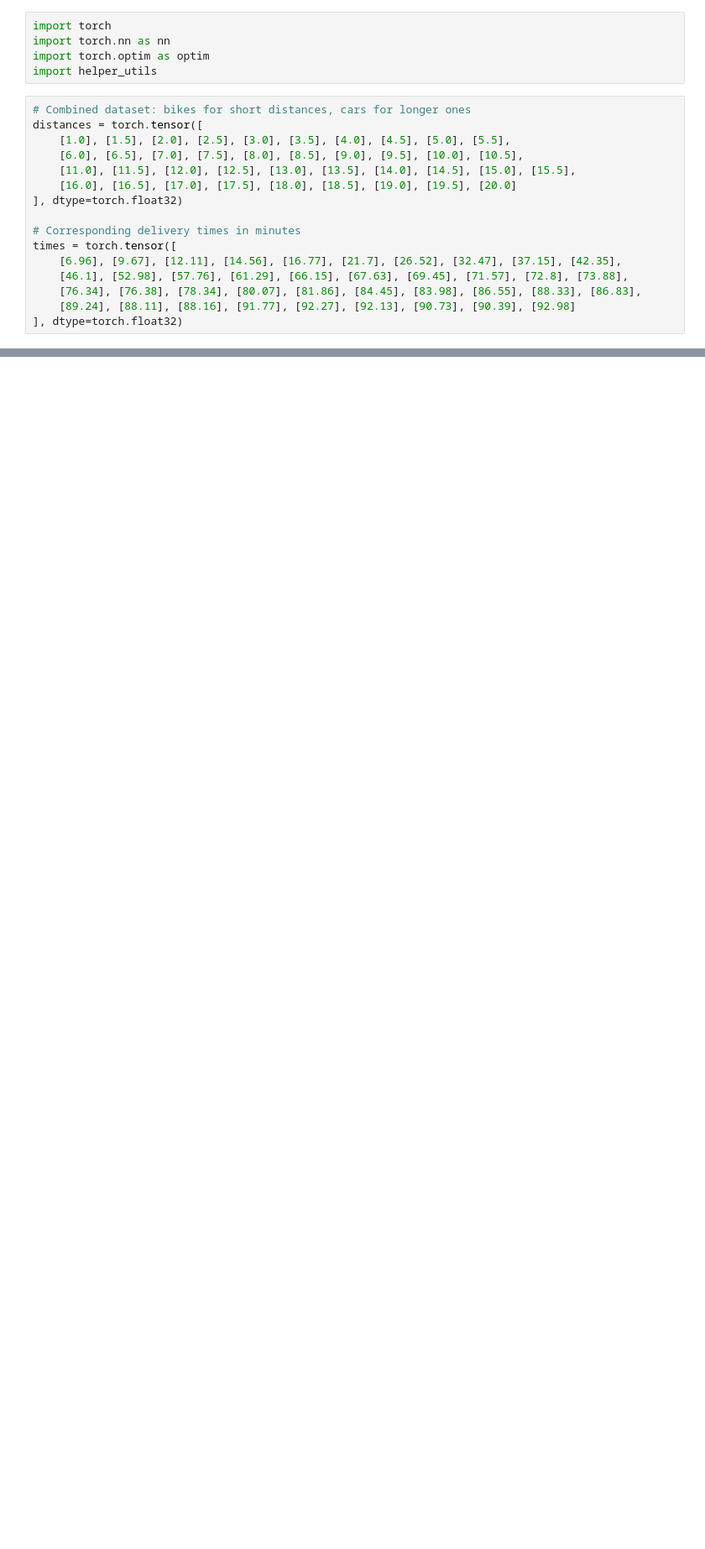
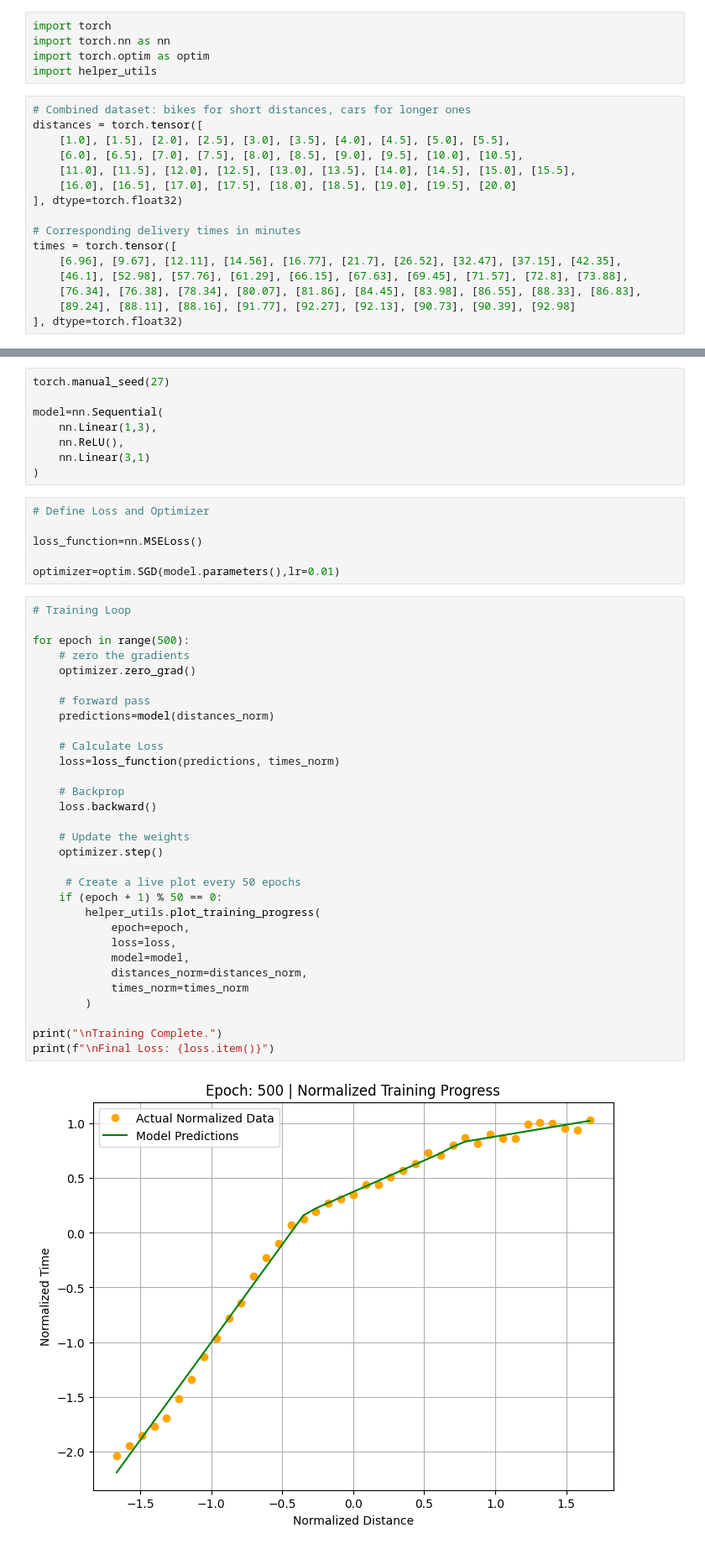
Before and after one commit to aloysathekge/machine_learning, a Jupyter notebook: pytorch/c1_m1_lab2_activations.ipynb, the cells around one changed output, grey strips where cells are left out. Shown at 84% size. Saved outputs shown, nothing was run; the diff lists cells and outputs as text; blank space fills up the shorter version.

```diff
--- a/pytorch/c1_m1_lab2_activations.ipynb
+++ b/pytorch/c1_m1_lab2_activations.ipynb
@@ -25,0 +44,47 @@ AttributeError: module 'helper_utils' has no attribute 'plot_data'
+# %%
+torch.manual_seed(27)
+
+model=nn.Sequential(
+    nn.Linear(1,3),
+    nn.ReLU(),
+    nn.Linear(3,1)
+)
+# %%
+# Define Loss and Optimizer
+
+loss_function=nn.MSELoss()
+
+optimizer=optim.SGD(model.parameters(),lr=0.01)
+# %%
+# Training Loop
+
+for epoch in range(500):
+    # zero the gradients
+    optimizer.zero_grad()
+
+    # forward pass
+    predictions=model(distances_norm)
+
+    # Calculate Loss
+    loss=loss_function(predictions, times_norm)
+
+    # Backprop
+    loss.backward()
+
+    # Update the weights
+    optimizer.step()
+
+     # Create a live plot every 50 epochs
+    if (epoch + 1) % 50 == 0:
+        helper_utils.plot_training_progress(
+            epoch=epoch,
+            loss=loss,
+            model=model,
+            distances_norm=distances_norm,
+            times_norm=times_norm
+        )
+
+print("\nTraining Complete.")
+print(f"\nFinal Loss: {loss.item()}")
+# %% [output]
+[figure, added]
```
Also changed, not shown: parts of 7 cells of this notebook.
